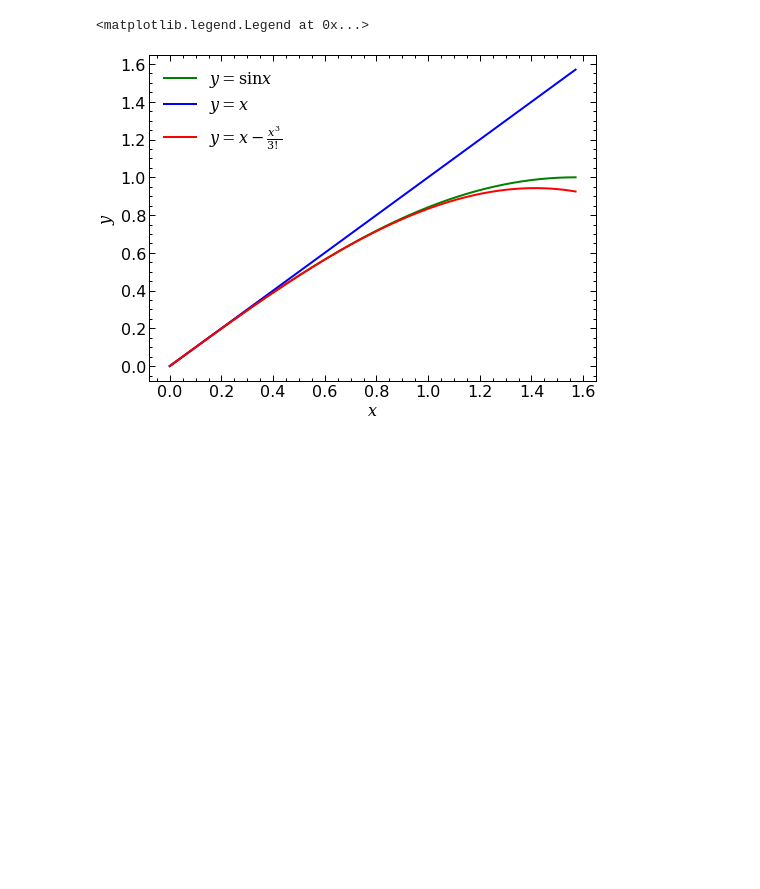
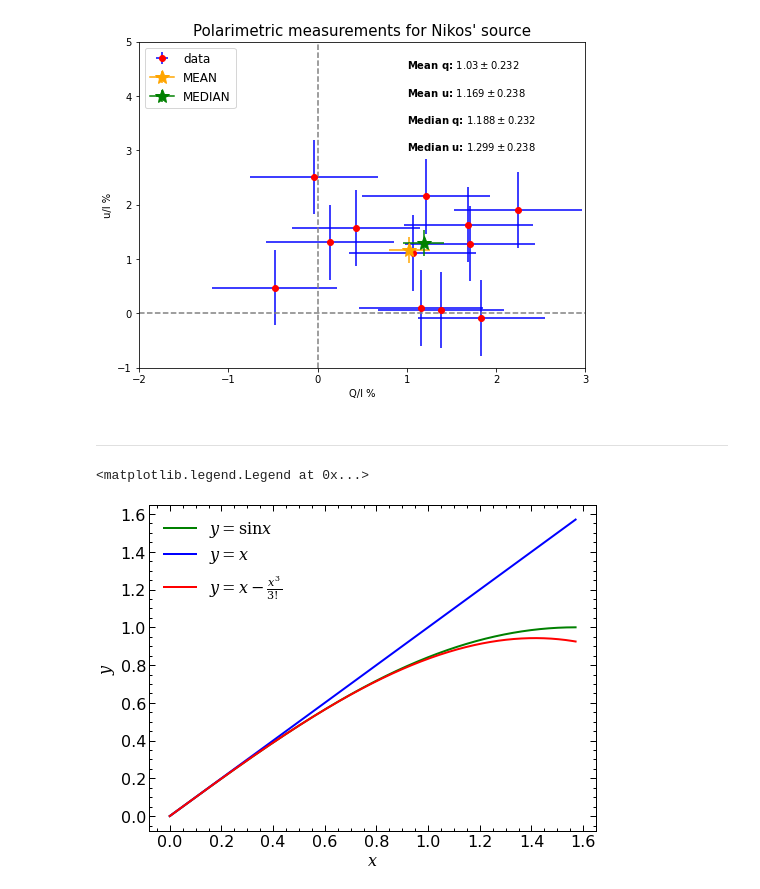
Before and after one commit to schanlar/python-UoC, a Jupyter notebook: 03.Data_Visualization/snippets.ipynb, the cells around one changed output. Saved outputs shown, nothing was run; the diff lists cells and outputs as text; code cells hidden in the pictures; blank space fills up the shorter version.

```diff
--- a/03.Data_Visualization/snippets.ipynb
+++ b/03.Data_Visualization/snippets.ipynb
@@ -1 +5,58 @@
+# %%
+# Load and unpack data
+q_val, u_val, q_err, u_err = np.loadtxt("data/q_u_data.csv", delimiter=',', skiprows=1, unpack=True)
+
+
+# Find mean and median values
+q_mean = np.mean(q_val)
+q_mean_err = np.std(q_val) / np.sqrt(np.size(q_val))
+
+u_mean = np.mean(u_val)
+u_mean_err = np.std(u_val) / np.sqrt(np.size(u_val))
+
+q_median = np.median(q_val)
+q_median_err = np.std(q_val) / np.sqrt(np.size(q_val))
+
+u_median = np.median(u_val)
+u_median_err = np.std(u_val) / np.sqrt(np.size(u_val))
+# %%
+# The basic canvas
+plt.figure(figsize=(8, 6))
+
+# Axes labels and title
+plt.xlabel('Q/I %')
+plt.ylabel('u/I %')
+plt.title("Polarimetric measurements for Nikos' source", fontsize=15)
+
+# Axes limits
+plt.xlim(-2, 3)
+plt.ylim(-1,5)
+
+# Plot the data
+plt.errorbar(q_val, u_val, xerr=q_err, yerr=u_err, linestyle='None',
+            marker="o", color='red', ecolor='blue', label='data')
+
+# Plot the mean and median values
+plt.errorbar(q_mean, u_mean, xerr=q_mean_err, yerr=u_mean_err,
+             color='orange', marker='*', markersize=15, label="MEAN")
+
+plt.errorbar(q_median, u_median, xerr=q_median_err, yerr=u_median_err,
+             color='green', marker='*', markersize=15, label="MEDIAN")
+
+# Add vertical and horizontal lines
+plt.axvline(0, linestyle='--', color='grey')
+plt.axhline(0, linestyle='--', color='grey')
+
+plt.legend(loc='upper left', fontsize=12)
+
+
+# Add text
+_ = plt.text(1.0, 4.5, r"Mean q: ${} \pm {}$".format(round(q_mean,2), round(q_mean_err,3)), weight='bold')
+_ = plt.text(1.0, 4.0, r"Mean u: ${} \pm {}$".format(round(u_mean,3), round(u_mean_err,3)), weight='bold')
+_ = plt.text(1.0, 3.5, r"Median q: ${} \pm {}$".format(round(q_median,3), round(q_median_err,3)), weight='bold')
+_ = plt.text(1.0, 3.0, r"Median u: ${} \pm {}$".format(round(u_median,3), round(u_median_err,3)), weight='bold')
+# %% [output]
+[figure, added]
+# %% [markdown]
+---
 # %%
```
Also changed, not shown: parts of 2 cells of this notebook, 1 other file.
